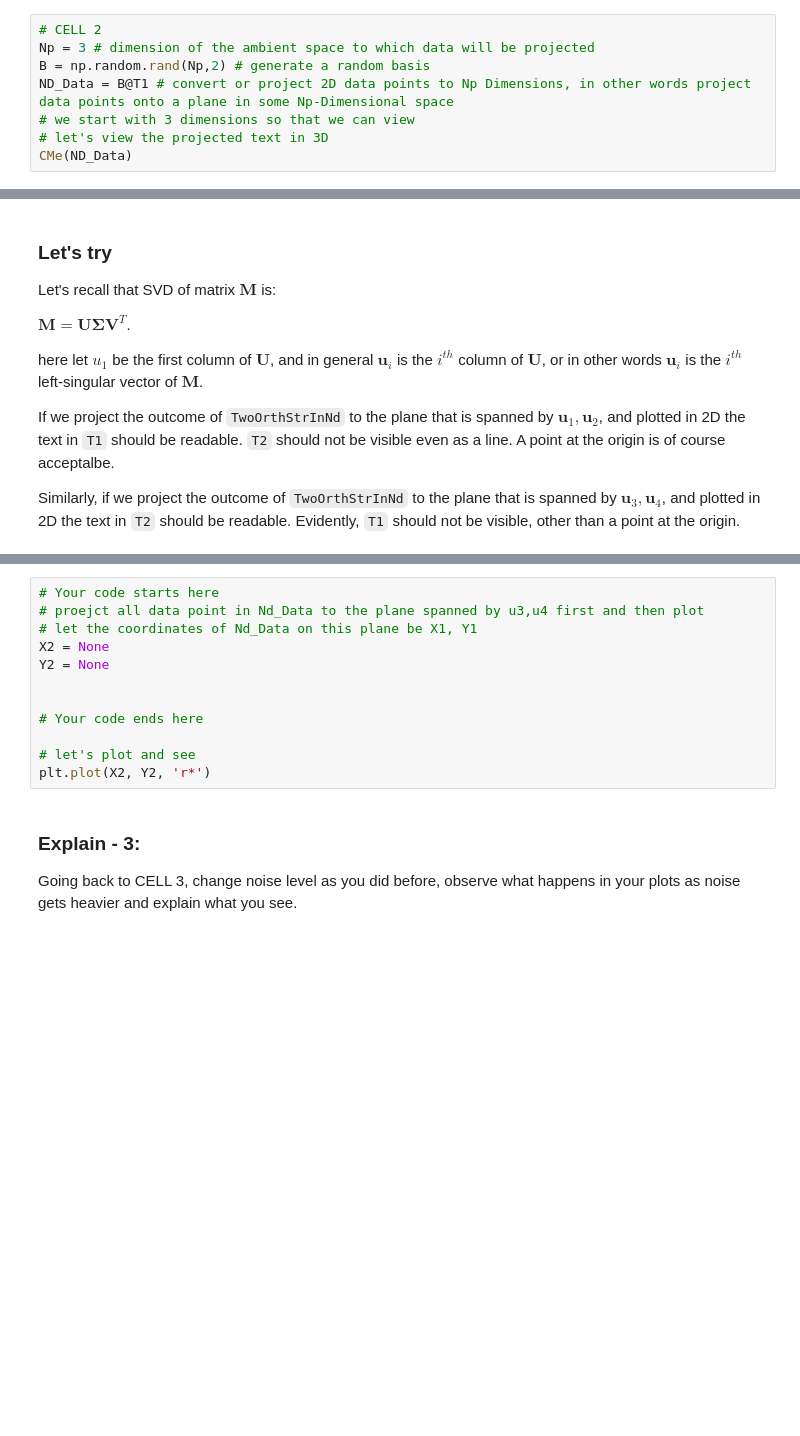
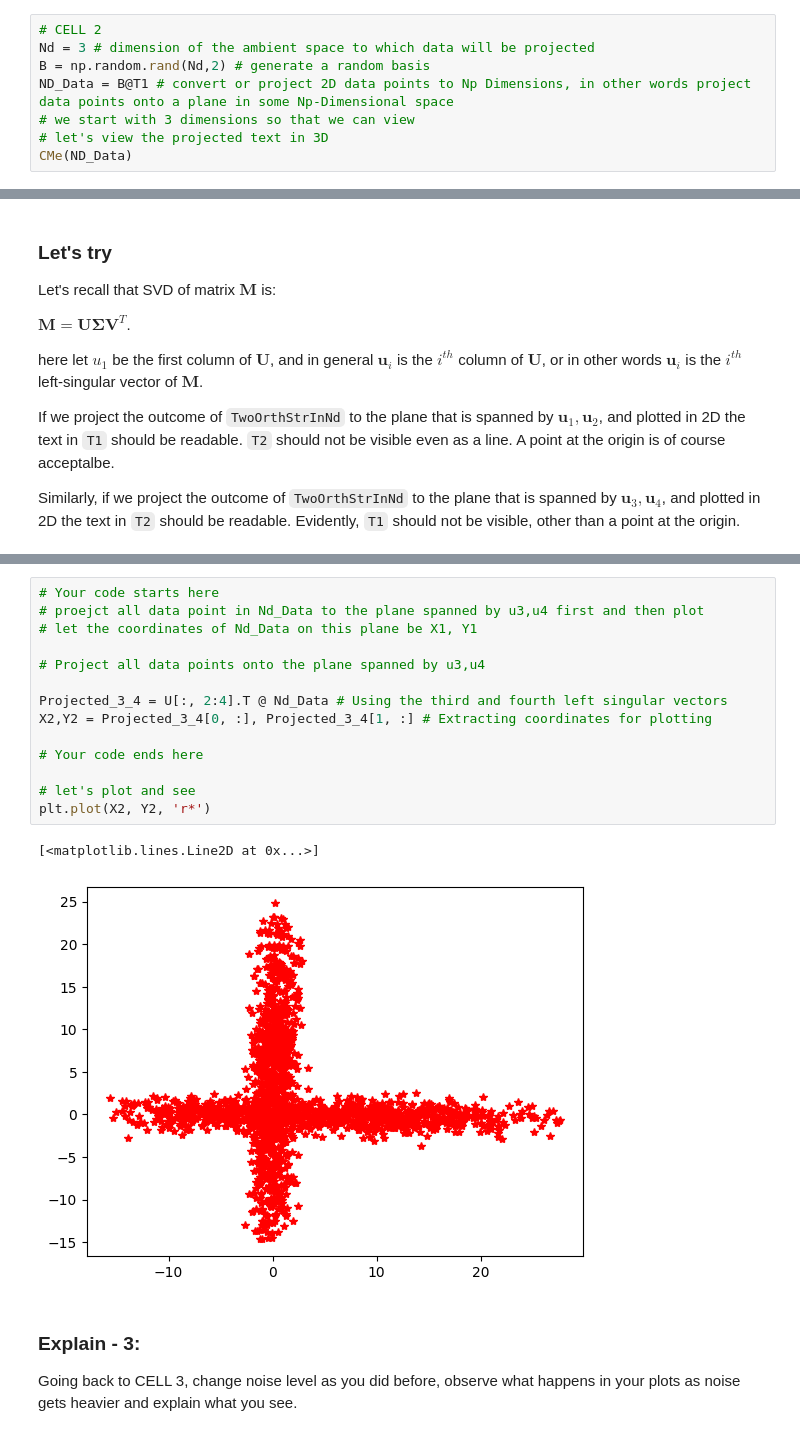
Before and after one commit to amnessa/MECH536, a Jupyter notebook: aufgabe/SVD_2738938.ipynb, the cells around one changed output, grey strips where cells are left out. Saved outputs shown, nothing was run; the diff lists cells and outputs as text; blank space fills up the shorter version.

```diff
--- a/aufgabe/SVD_2738938.ipynb
+++ b/aufgabe/SVD_2738938.ipynb
@@ -135,8 +135,8 @@ T1 = T1[0:2, :] # get only the XY coordinates of the data points, note that text
 T2 = T2[0:2, :] # get only the XY coordinates of the data points, note that text2mat retuns 3D data points with z = 0
 # %%
 # CELL 2
-Np = 3 # dimension of the ambient space to which data will be projected
-B = np.random.rand(Np,2) # generate a random basis
+Nd = 3 # dimension of the ambient space to which data will be projected
+B = np.random.rand(Nd,2) # generate a random basis
 ND_Data = B@T1 # convert or project 2D data points to Np Dimensions, in other words project data points onto a plane in some Np-Dimensional space
 # we start with 3 dimensions so that we can view
 # let's view the projected text in 3D
@@ -297,15 +390,20 @@ plt.plot(X1, Y1, 'r*')
 # %%
 # Your code starts here
 # proejct all data point in Nd_Data to the plane spanned by u3,u4 first and then plot
 # let the coordinates of Nd_Data on this plane be X1, Y1
-X2 = None
-Y2 = None
 
+# Project all data points onto the plane spanned by u3,u4
+
+Projected_3_4 = U[:, 2:4].T @ Nd_Data # Using the third and fourth left singular vectors
+X2,Y2 = Projected_3_4[0, :], Projected_3_4[1, :] # Extracting coordinates for plotting
 
 # Your code ends here
 
 # let's plot and see
 plt.plot(X2, Y2, 'r*')
+# %% [output]
+[<matplotlib.lines.Line2D at 0x...>]
+[figure, added]
 # %% [markdown]
 ### Explain - 3:
 Going back to CELL 3, change noise level as you did before, observe what happens in your plots as noise gets heavier and explain what you see.
```
Also changed, not shown: parts of 12 cells of this notebook, 4 other files.
